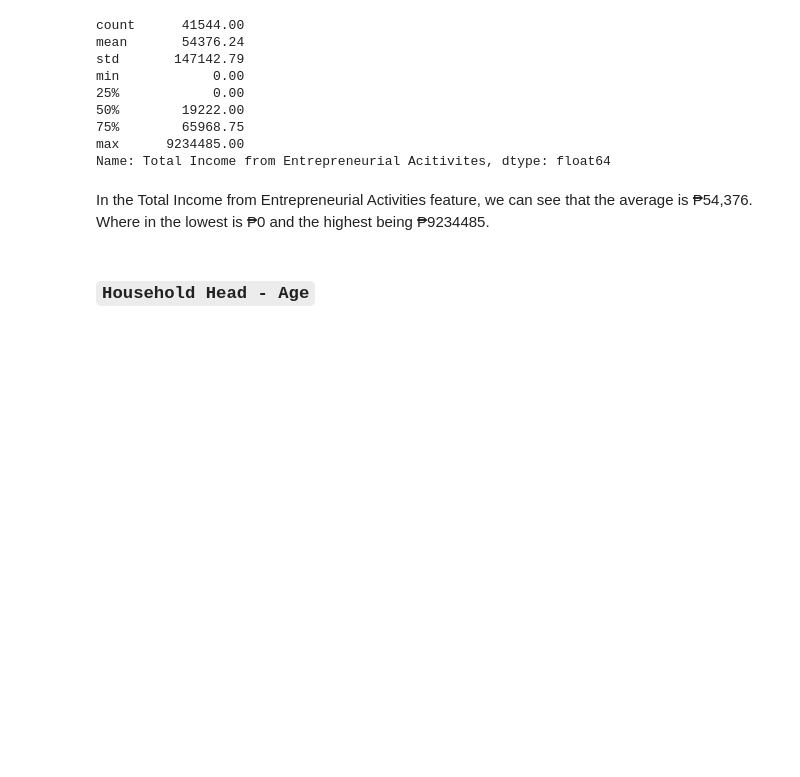
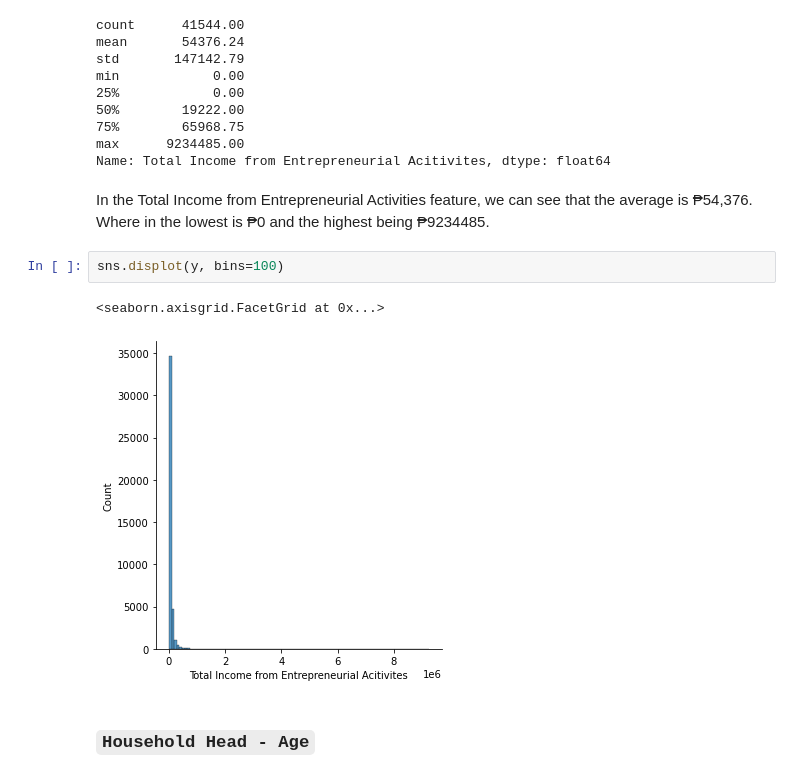
Before and after one commit to azrielortega/DATA100-Final-Project, a Jupyter notebook: Final Project.ipynb, the cells around one changed output. Cells and saved outputs as stored; diff of their text form; blank space fills up the shorter version.

```diff
--- a/Final Project.ipynb
+++ b/Final Project.ipynb
@@ -263,6 +263,11 @@ max      9234485.00
 Name: Total Income from Entrepreneurial Acitivites, dtype: float64
 # %% [markdown]
 In the Total Income from Entrepreneurial Activities feature, we can see that the average is ₱54,376. Where in the lowest is ₱0 and the highest being ₱9234485.
+# %%
+sns.displot(y, bins=100)
+# %% [output]
+<seaborn.axisgrid.FacetGrid at 0x...>
+[figure, added]
 # %% [markdown]
 ### `Household Head - Age`
 # %% [markdown]
```
Also changed, not shown: parts of 2 cells of this notebook.
